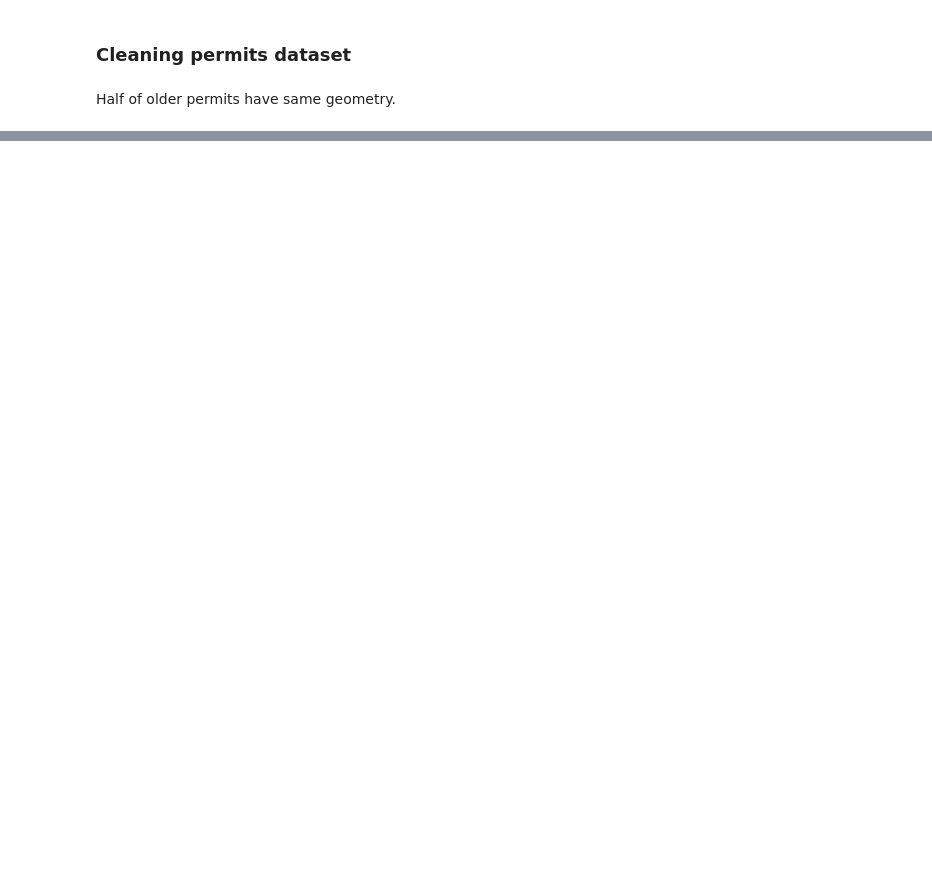
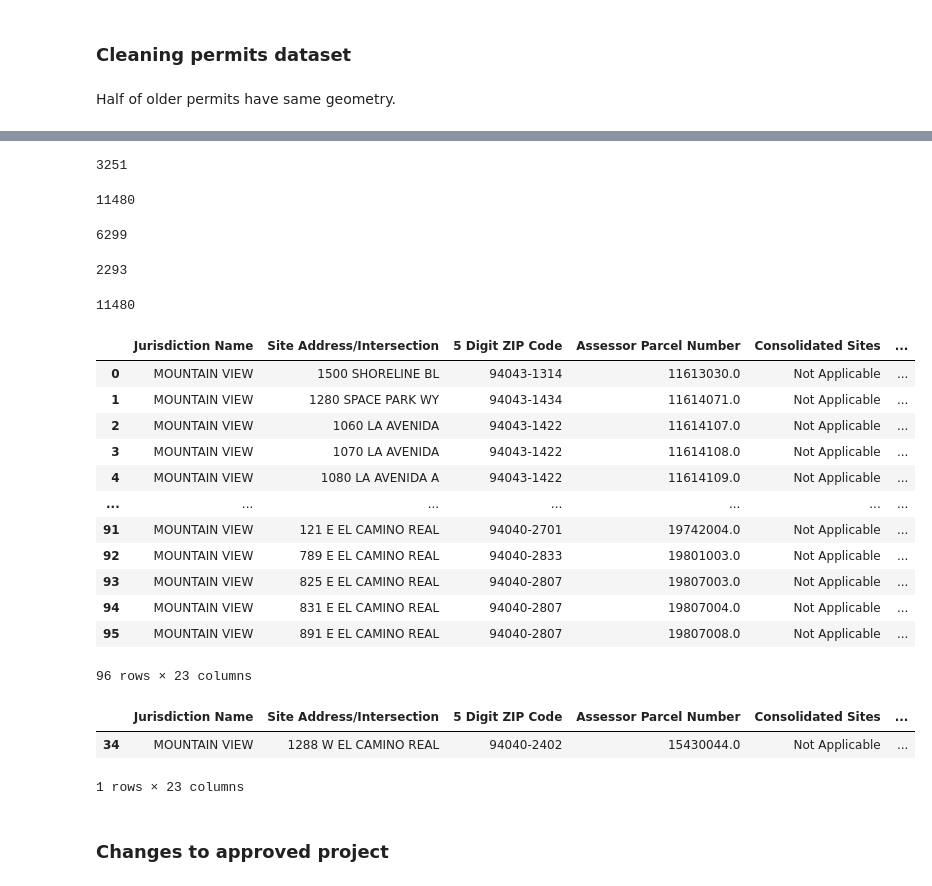
Before and after one commit to sdamerdji/mountain_view_he, a Jupyter notebook: analysis.ipynb, the cells around one changed output, grey strips where cells are left out. Drawn from its saved outputs; the diff is of its cells as text; code cells hidden in the pictures; blank space fills up the shorter version.

```diff
--- a/analysis.ipynb
+++ b/analysis.ipynb
@@ -254,0 +296,5 @@ run_sum_tot
+# %%
+si_nov = pd.read_csv('./data/nov_table_a.csv', low_memory=False)
+si_nov = si_nov[~si_nov.isna().all(axis=1)]
+si_nov = si_nov[:-1]
+si_nov.head()
@@ -254,0 +332,3 @@ run_sum_tot
+# %%
+opps = si_nov[~si_nov['Site Status'].str.contains('Pending')]
+opps['Zoning Designation (Current)'].value_counts()
@@ -254,0 +467,44 @@ run_sum_tot
+# %%
+3942 - 691
+# %% [output]
+3251
+# %%
+3251 + 4969 + 3201 + 59
+# %% [output]
+11480
+# %%
+691 + 2507 + 3064 + 37
+# %% [output]
+6299
+# %%
+86 + 668 + 1521 + 18
+# %% [output]
+2293
+# %%
+17779 - 6299
+# %% [output]
+11480
+# %%
+opps
+# %% [output]
+|  | Jurisdiction Name | Site Address/Intersection | 5 Digit ZIP Code | Assessor Parcel Number | Consolidated Sites | ... |
+| 0 | MOUNTAIN VIEW | 1500 SHORELINE BL | 94043-1314 | 11613030.0 | Not Applicable | ... |
+| 1 | MOUNTAIN VIEW | 1280 SPACE PARK WY | 94043-1434 | 11614071.0 | Not Applicable | ... |
+| 2 | MOUNTAIN VIEW | 1060 LA AVENIDA | 94043-1422 | 11614107.0 | Not Applicable | ... |
+| 3 | MOUNTAIN VIEW | 1070 LA AVENIDA | 94043-1422 | 11614108.0 | Not Applicable | ... |
+| 4 | MOUNTAIN VIEW | 1080 LA AVENIDA A | 94043-1422 | 11614109.0 | Not Applicable | ... |
+| ... | ... | ... | ... | ... | ... | ... |
+| 91 | MOUNTAIN VIEW | 121 E EL CAMINO REAL | 94040-2701 | 19742004.0 | Not Applicable | ... |
+| 92 | MOUNTAIN VIEW | 789 E EL CAMINO REAL | 94040-2833 | 19801003.0 | Not Applicable | ... |
+| 93 | MOUNTAIN VIEW | 825 E EL CAMINO REAL | 94040-2807 | 19807003.0 | Not Applicable | ... |
+| 94 | MOUNTAIN VIEW | 831 E EL CAMINO REAL | 94040-2807 | 19807004.0 | Not Applicable | ... |
+| 95 | MOUNTAIN VIEW | 891 E EL CAMINO REAL | 94040-2807 | 19807008.0 | Not Applicable | ... |
+96 rows × 23 columns
+# %%
+opps[opps['Site Address/Intersection'].str.contains('1288')]
+# %% [output]
+|  | Jurisdiction Name | Site Address/Intersection | 5 Digit ZIP Code | Assessor Parcel Number | Consolidated Sites | ... |
+| 34 | MOUNTAIN VIEW | 1288 W EL CAMINO REAL | 94040-2402 | 15430044.0 | Not Applicable | ... |
+1 rows × 23 columns
+# %% [markdown]
+### Changes to approved project
```
Also changed, not shown: parts of 80 cells of this notebook, 10 other files.
